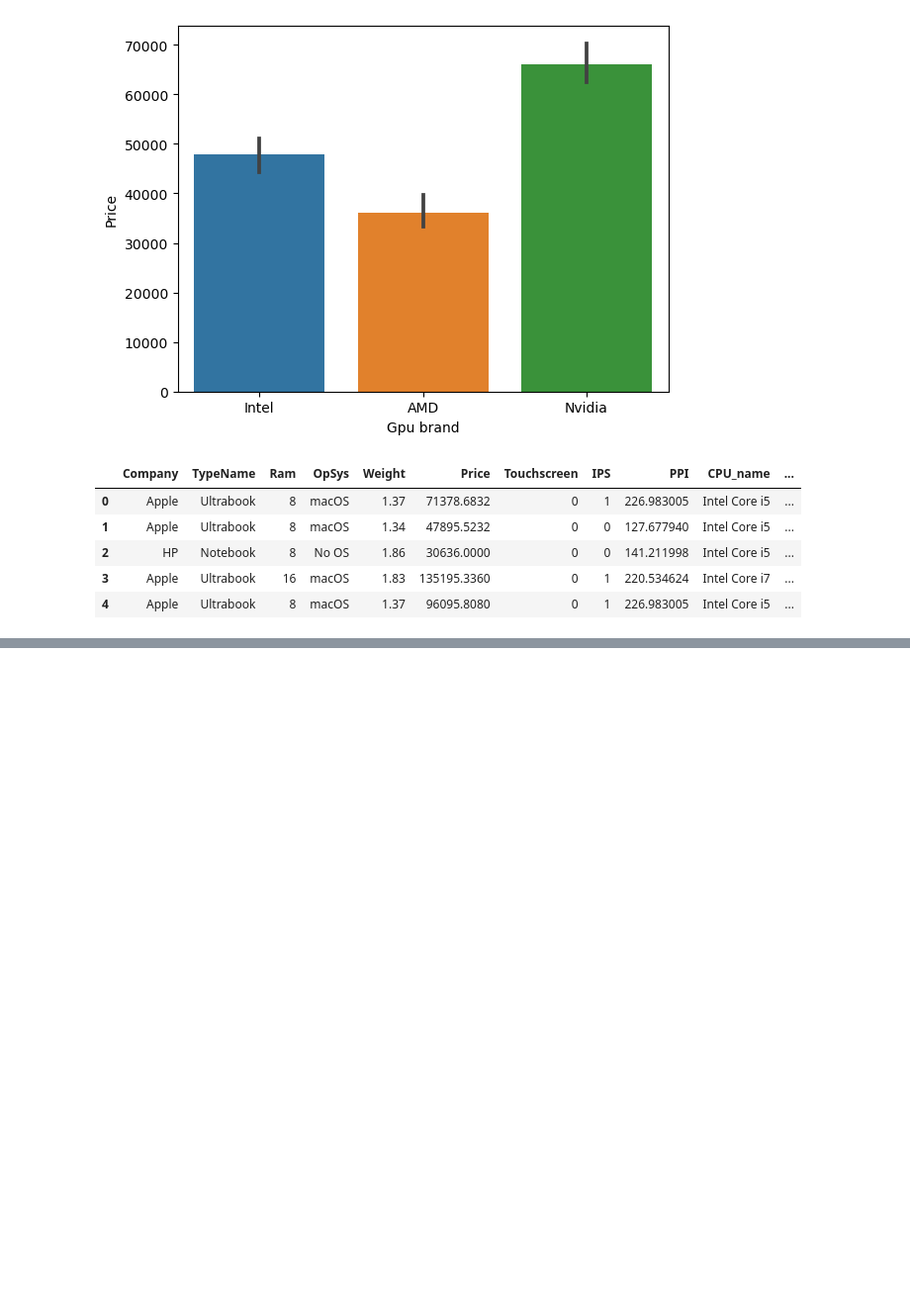
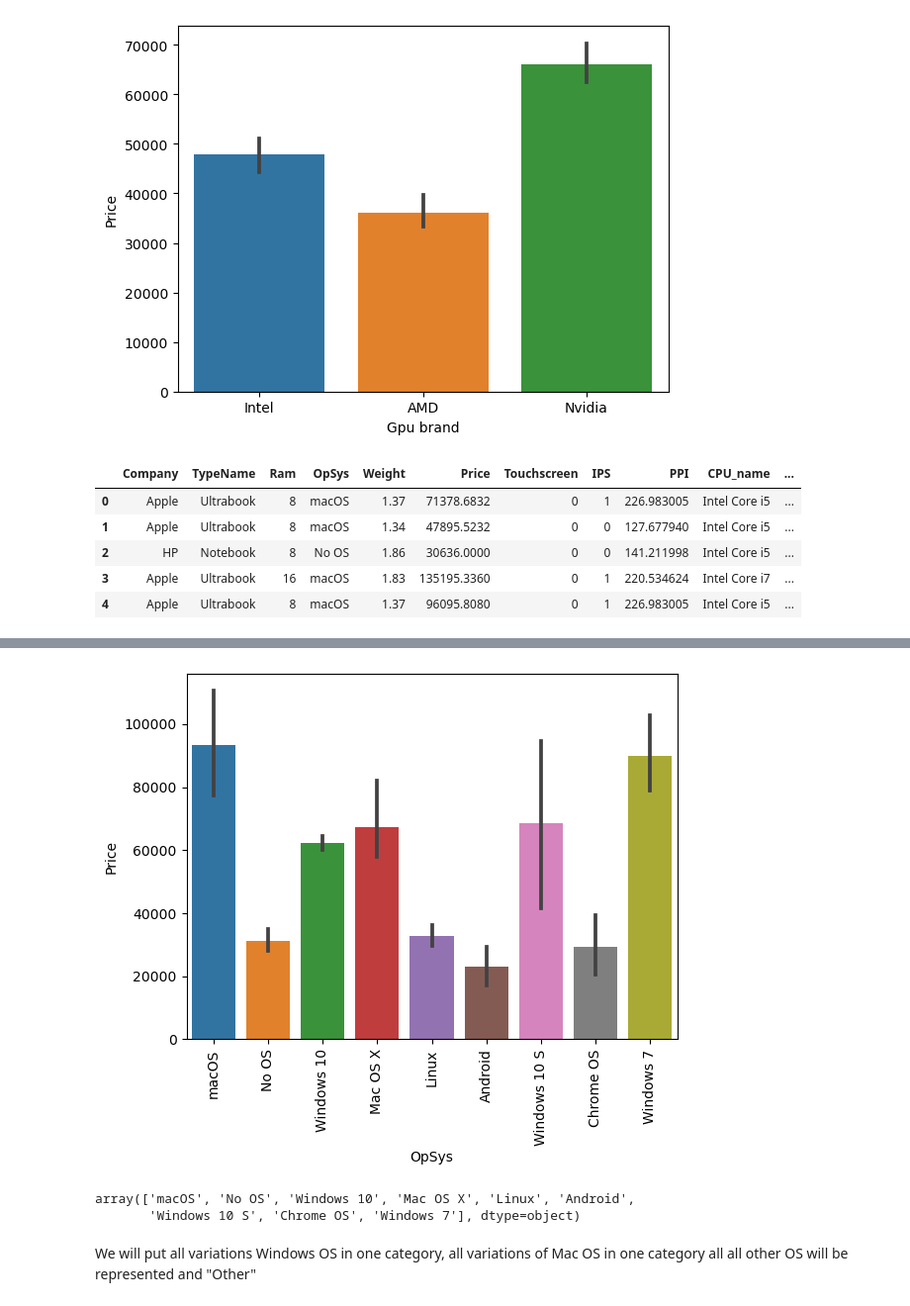
Before and after one commit to lawalsegun2025/laptop_price_predictor, a Jupyter notebook: laptop_price_predictor.ipynb, the cells around one changed output, grey strips where cells are left out. Shown at 99% size. Saved outputs shown, nothing was run; the diff lists cells and outputs as text; code cells hidden in the pictures; blank space fills up the shorter version.

```diff
--- a/laptop_price_predictor.ipynb
+++ b/laptop_price_predictor.ipynb
@@ -943,0 +959,13 @@ df.head()
+# %%
+sns.barplot(x=df["OpSys"], y=df["Price"])
+plt.xticks(rotation="vertical")
+plt.show()
+# %% [output]
+[figure, added]
+# %%
+df["OpSys"].unique()
+# %% [output]
+array(['macOS', 'No OS', 'Windows 10', 'Mac OS X', 'Linux', 'Android',
+       'Windows 10 S', 'Chrome OS', 'Windows 7'], dtype=object)
+# %% [markdown]
+We will put all variations Windows OS in one category, all variations of Mac OS in one category all all other OS will be represented and "Other"
```
Also changed, not shown: parts of 7 cells of this notebook.
